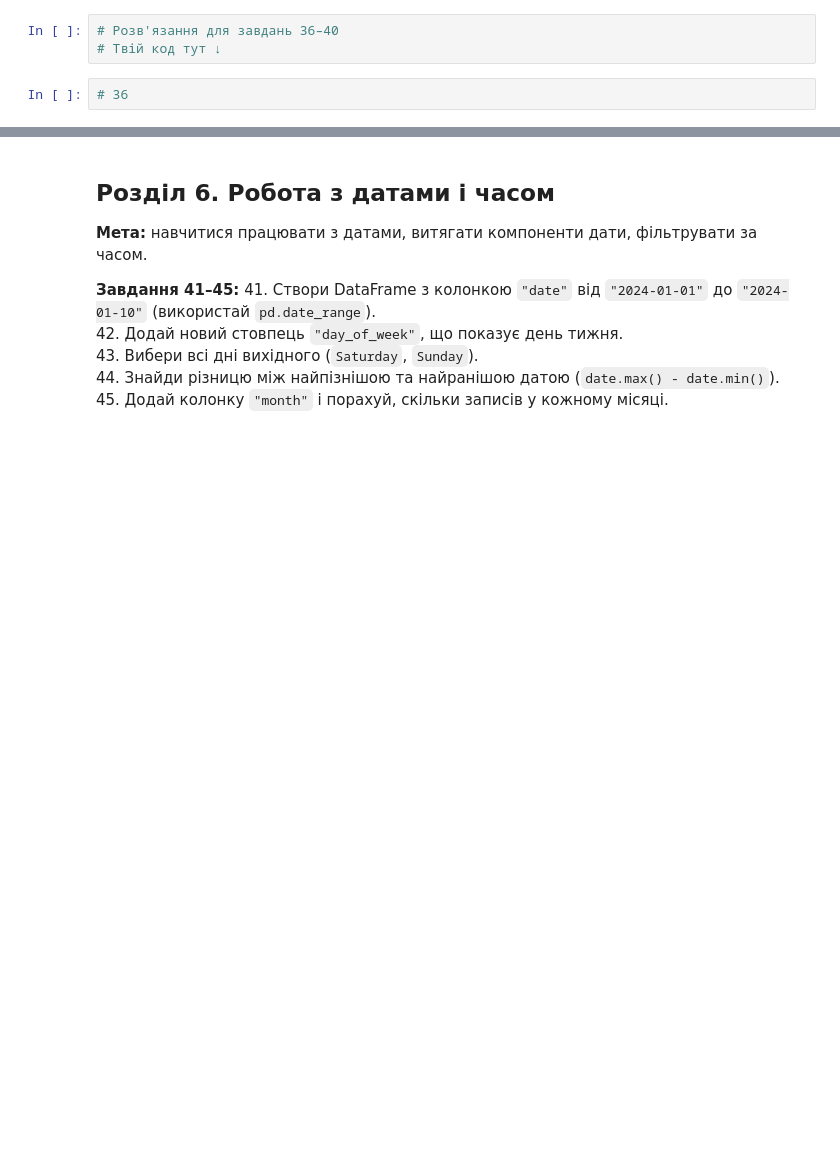
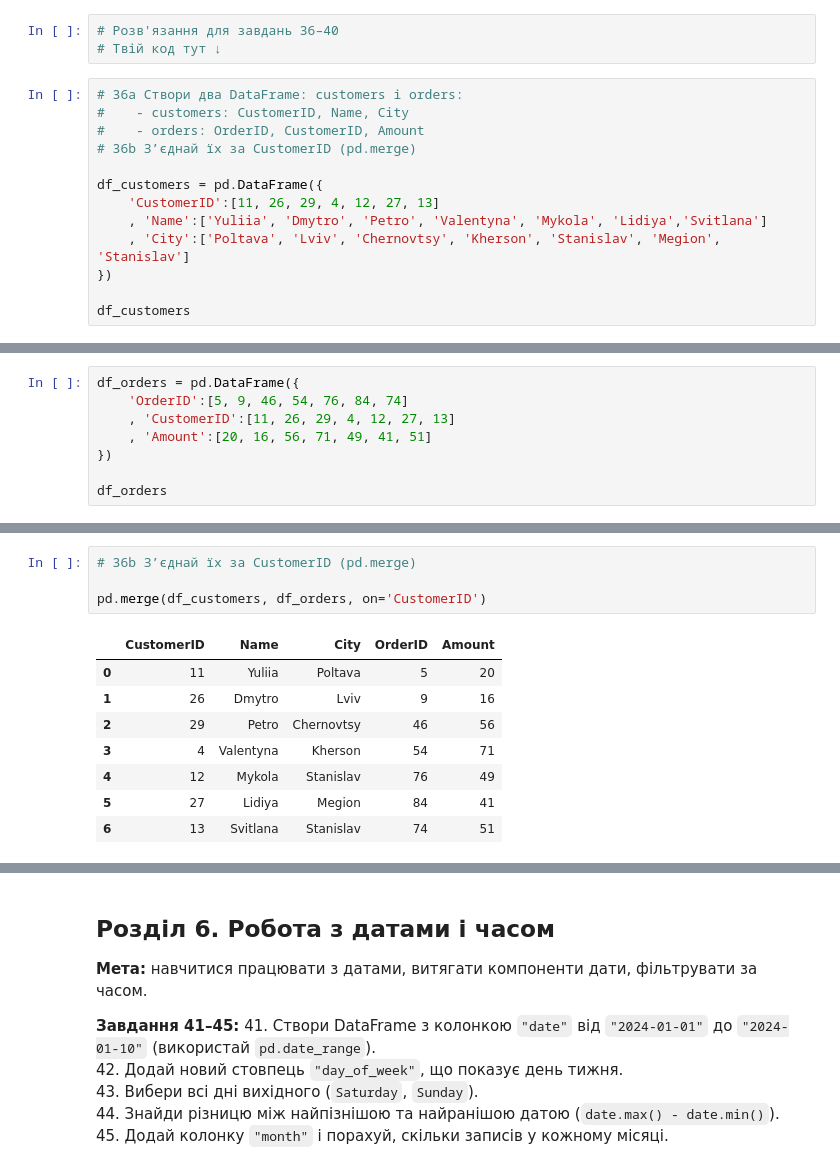
Before and after one commit to SvitChekan/test-task-Python-DTA, a Jupyter notebook: pandas_matplotlib_practice.ipynb, the cells around one changed output, grey strips where cells are left out. Cells and saved outputs as stored; diff of their text form; blank space fills up the shorter version.

```diff
--- a/pandas_matplotlib_practice.ipynb
+++ b/pandas_matplotlib_practice.ipynb
@@ -638,4 +647,15 @@ Name: Revenue, dtype: float64
 # Розв'язання для завдань 36–40
 # Твій код тут ↓
 # %%
-# 36
+# 36a Створи два DataFrame: customers і orders:
+#    - customers: CustomerID, Name, City
+#    - orders: OrderID, CustomerID, Amount
+# 36b З’єднай їх за CustomerID (pd.merge)
+
+df_customers = pd.DataFrame({
+    'CustomerID':[11, 26, 29, 4, 12, 27, 13]
+    , 'Name':['Yuliia', 'Dmytro', 'Petro', 'Valentyna', 'Mykola', 'Lidiya','Svitlana']
+    , 'City':['Poltava', 'Lviv', 'Chernovtsy', 'Kherson', 'Stanislav', 'Megion', 'Stanislav']
+})
+
+df_customers
@@ -641,0 +705,8 @@ Name: Revenue, dtype: float64
+# %%
+df_orders = pd.DataFrame({
+    'OrderID':[5, 9, 46, 54, 76, 84, 74]
+    , 'CustomerID':[11, 26, 29, 4, 12, 27, 13]
+    , 'Amount':[20, 16, 56, 71, 49, 41, 51]
+})
+
+df_orders
@@ -642 +747,14 @@ Name: Revenue, dtype: float64
+# %%
+# 36b З’єднай їх за CustomerID (pd.merge)
+
+pd.merge(df_customers, df_orders, on='CustomerID')
+# %% [output]
+|  | CustomerID | Name | City | OrderID | Amount |
+| 0 | 11 | Yuliia | Poltava | 5 | 20 |
+| 1 | 26 | Dmytro | Lviv | 9 | 16 |
+| 2 | 29 | Petro | Chernovtsy | 46 | 56 |
+| 3 | 4 | Valentyna | Kherson | 54 | 71 |
+| 4 | 12 | Mykola | Stanislav | 76 | 49 |
+| 5 | 27 | Lidiya | Megion | 84 | 41 |
+| 6 | 13 | Svitlana | Stanislav | 74 | 51 |
 # %%
```
Also changed, not shown: parts of 22 cells of this notebook, 1 other file.
